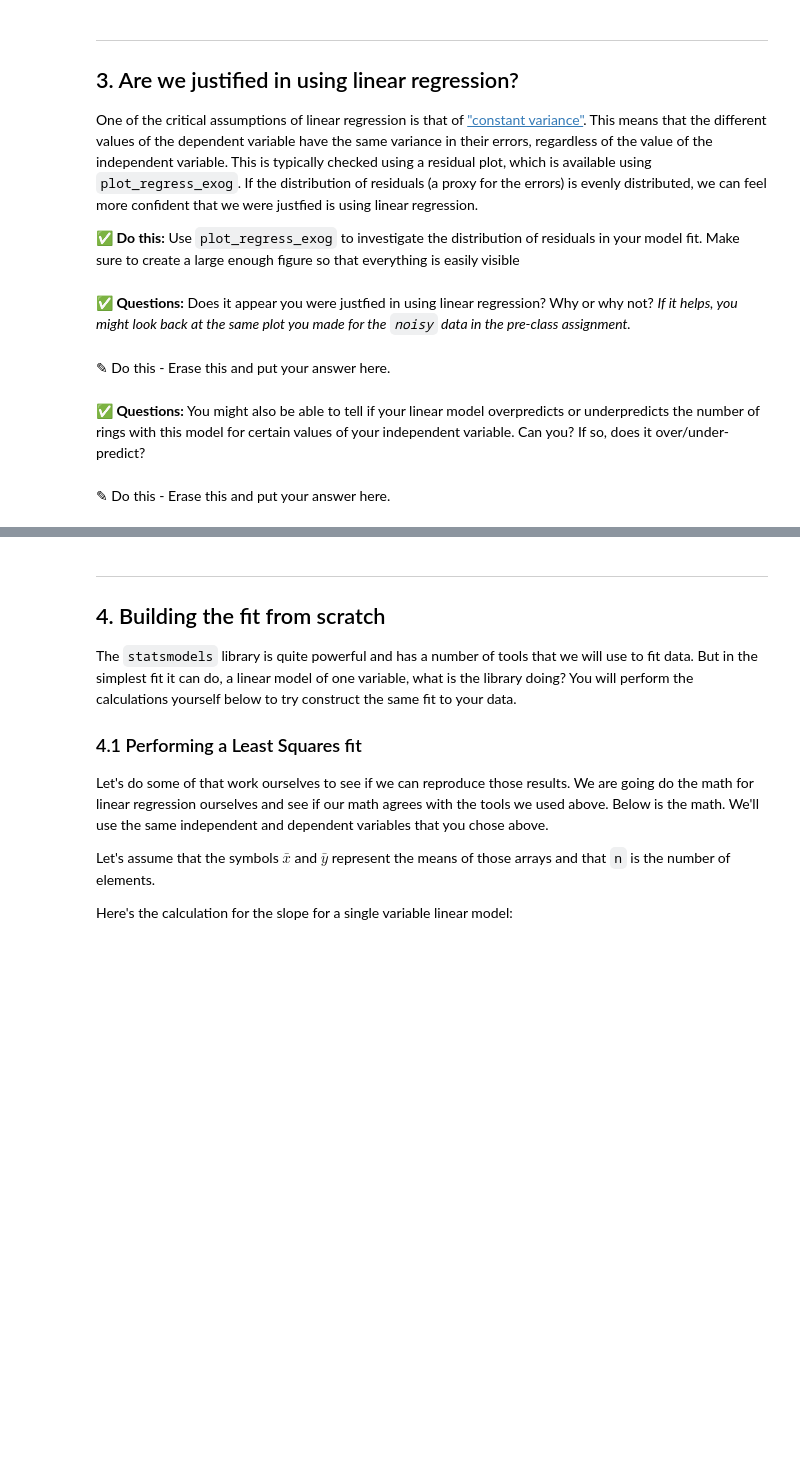
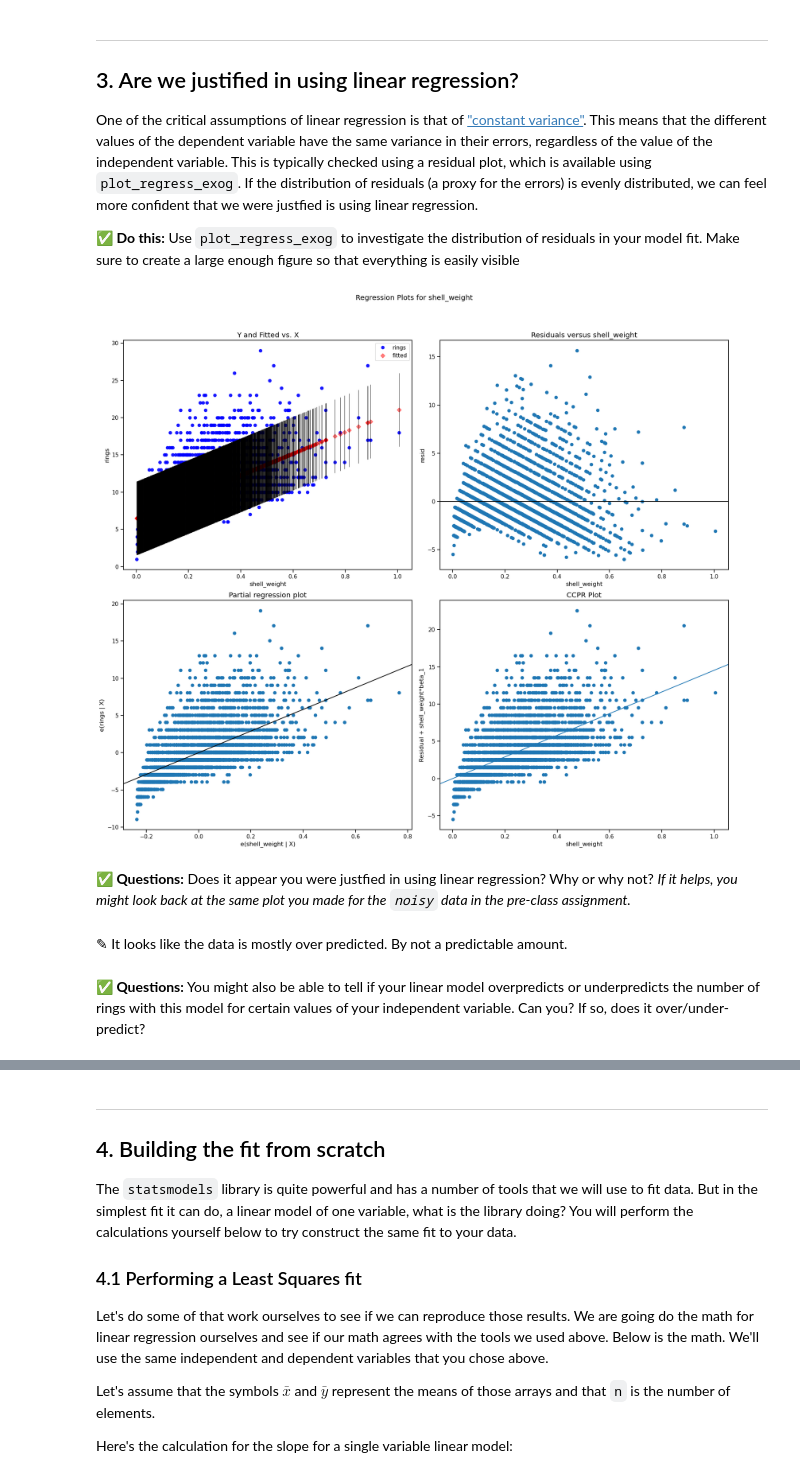
Before and after one commit to davis5304/CMSE202-f25-turnin, a Jupyter notebook: Day-13/Day-13_In-Class-Regression-STUDENT.ipynb, the cells around one changed output, grey strips where cells are left out. Cells and saved outputs as stored; diff of their text form; code cells hidden in the pictures; blank space fills up the shorter version.

```diff
--- a/Day-13/Day-13_In-Class-Regression-STUDENT.ipynb
+++ b/Day-13/Day-13_In-Class-Regression-STUDENT.ipynb
@@ -131,0 +175,8 @@ _Look to the pre-class assignment for some hints and check in with your group._
+# %%
+import statsmodels.api as sm
+
+weight_w_constant = sm.add_constant(abalone['shell_weight'])
+
+model = sm.OLS(abalone['rings'], weight_w_constant)
+results = model.fit()
+print("Intercept and slope are:", results.params)
@@ -177,8 +236,11 @@ fig = plt.figure(figsize= ??? )
+# %%
+fig = plt.figure(figsize=(18,16))
+fig = sm.graphics.plot_regress_exog(results, 'shell_weight', fig=fig)
+# %% [output]
+[figure, added]
 # %% [markdown]
 **&#9989; Questions:** Does it appear you were justfied in using linear regression? Why or why not? _If it helps, you might look back at the same plot you made for the `noisy` data in the pre-class assignment._
-# %% [markdown]
-<font size=+3>&#9998;</font> Do this - Erase this and put your answer here.
+# %% [markdown]
+<font size=+3>&#9998;</font> It looks like the data is mostly over predicted. By not a predictable amount.
 # %% [markdown]
 **&#9989; Questions:**  You might also be able to tell if your linear model overpredicts or underpredicts the number of rings with this model for certain values of your independent variable. Can you? If so, does it over/under-predict?
-# %% [markdown]
-<font size=+3>&#9998;</font> Do this - Erase this and put your answer here.
```
Also changed, not shown: parts of 25 cells of this notebook, 3 other files.
